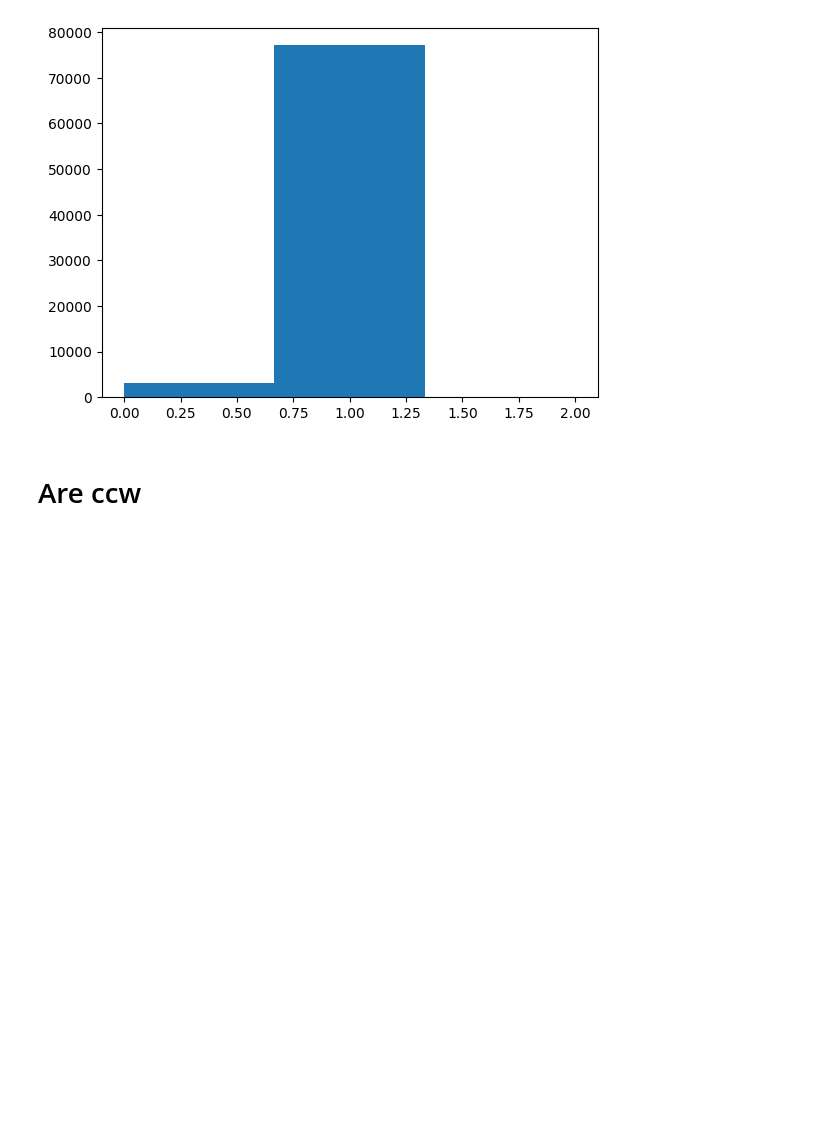
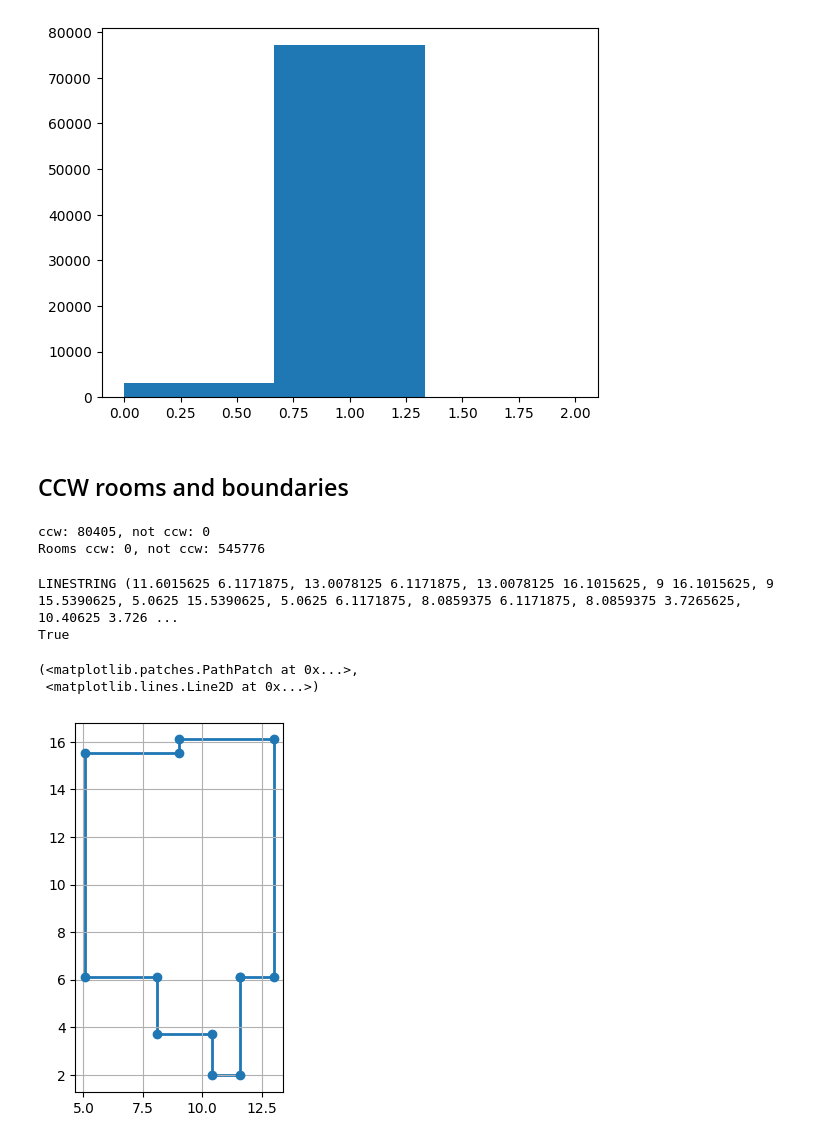
Before and after one commit to PNieck/WhatAComfortableWorld, a Jupyter notebook: data_exploration.ipynb, the cells around one changed output. Saved outputs shown, nothing was run; the diff lists cells and outputs as text; code cells hidden in the pictures; blank space fills up the shorter version.

```diff
--- a/data_exploration.ipynb
+++ b/data_exploration.ipynb
@@ -561,5 +561,51 @@ plt.hist(kitchens_cnt, bins=3)
  array([0.        , 0.66666667, 1.33333333, 2.        ]),
  <BarContainer object of 3 artists>)
 [figure]
-# %% [markdown]
-# Are ccw
+# %% [markdown]
+## CCW rooms and boundaries
+# %%
+import shapely
+
+class CcwCounter:
+    def __init__(self) -> None:
+        self.ccw = 0
+        self.not_ccw = 0
+
+    def count(self, p):
+        if shapely.is_ccw(p):
+            self.ccw += 1
+        else:
+            self.not_ccw += 1
+
+counter = CcwCounter()
+roomCounter = CcwCounter()
+
+
+for plan in floor_plans:
+    boundary = plan.polygon().boundary
+    counter.count(boundary)
+
+    for room in plan.rooms:
+        boundary = room.polygon().boundary
+        roomCounter.count(boundary)
+
+print(f"ccw: {counter.ccw}, not ccw: {counter.not_ccw}")
+print(f"Rooms ccw: {roomCounter.ccw}, not ccw: {roomCounter.not_ccw}")
+# %% [output]
+ccw: 80405, not ccw: 0
+Rooms ccw: 0, not ccw: 545776
+# %%
+from shapely.plotting import plot_line
+
+plan = floor_plans[0]
+boundary = plan.polygon().boundary
+
+print(boundary)
+print(shapely.is_ccw(boundary))
+plot_line(boundary)
+# %% [output]
+LINESTRING (11.6015625 6.1171875, 13.0078125 6.1171875, 13.0078125 16.1015625, 9 16.1015625, 9 15.5390625, 5.0625 15.5390625, 5.0625 6.1171875, 8.0859375 6.1171875, 8.0859375 3.7265625, 10.40625 3.726 ...
+True
+(<matplotlib.patches.PathPatch at 0x...>,
+ <matplotlib.lines.Line2D at 0x...>)
+[figure, added]
```
Also changed, not shown: parts of 1 cell of this notebook.
